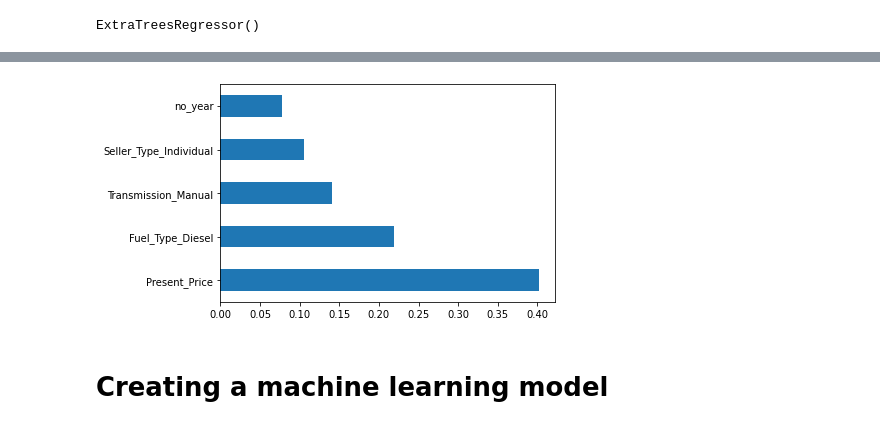
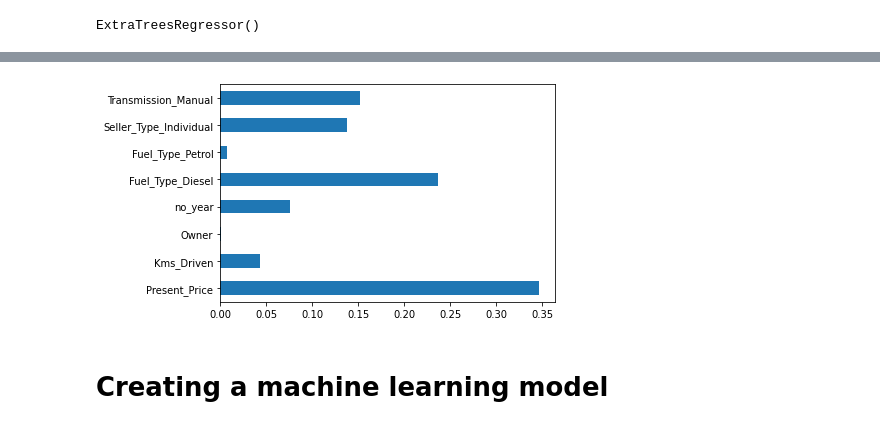
Before and after one commit to KonechyJ/ML_Price_Estimator, a Jupyter notebook: part 1 car_prediction.ipynb, the cells around one changed output, grey strips where cells are left out. Saved outputs shown, nothing was run; the diff lists cells and outputs as text; code cells hidden in the pictures.

```diff
--- a/car_prediction.ipynb
+++ b/part 1 car_prediction.ipynb
@@ -138,10 +138,10 @@ print(model.feature_importances_)
 # %%
 #plot graph of feature importances for better visualization
 feat_importances = pd.Series(model.feature_importances_, index=X.columns)
-feat_importances.nlargest(5).plot(kind='barh')
+feat_importances.plot(kind='barh')
 plt.show()
 # %% [output]
-[figure, old version]
+[figure, new version]
 # %% [markdown]
 # Creating a machine learning model
 # %%
```
Also changed, not shown: parts of 1 cell of this notebook.
